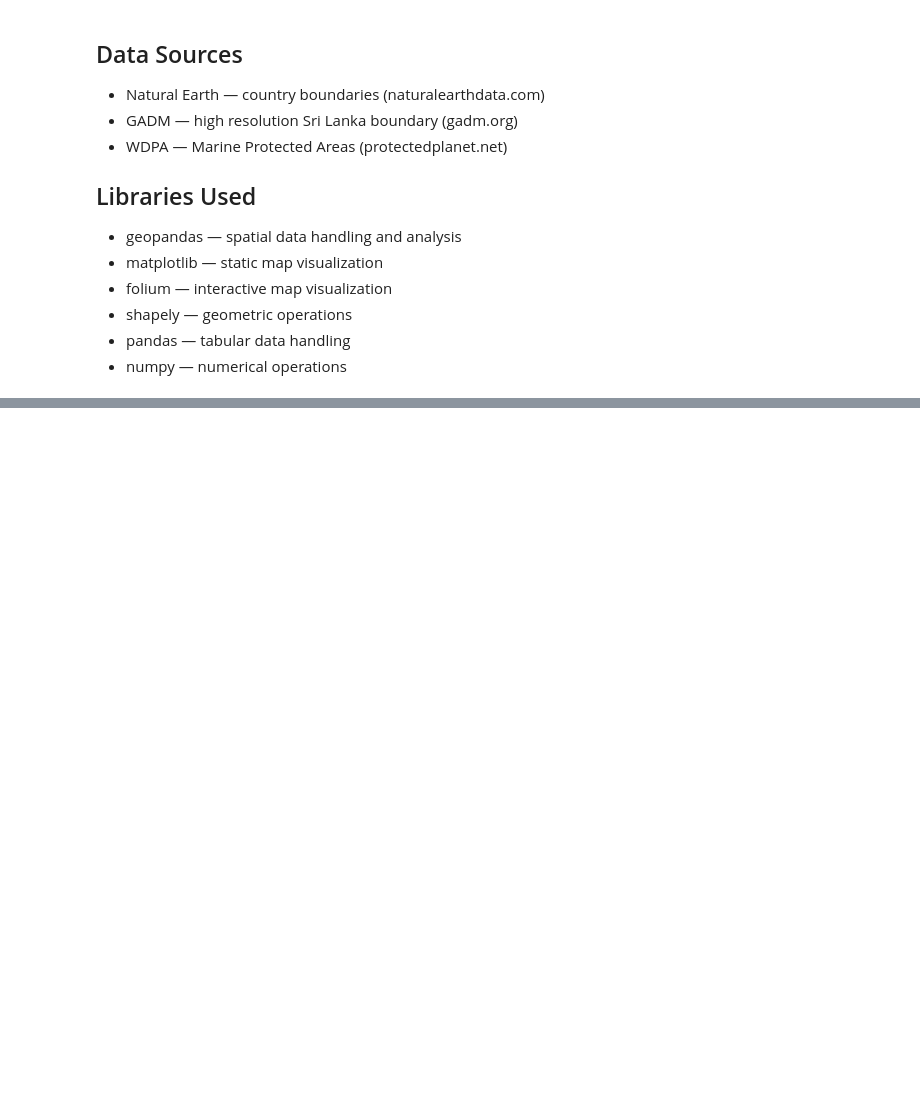
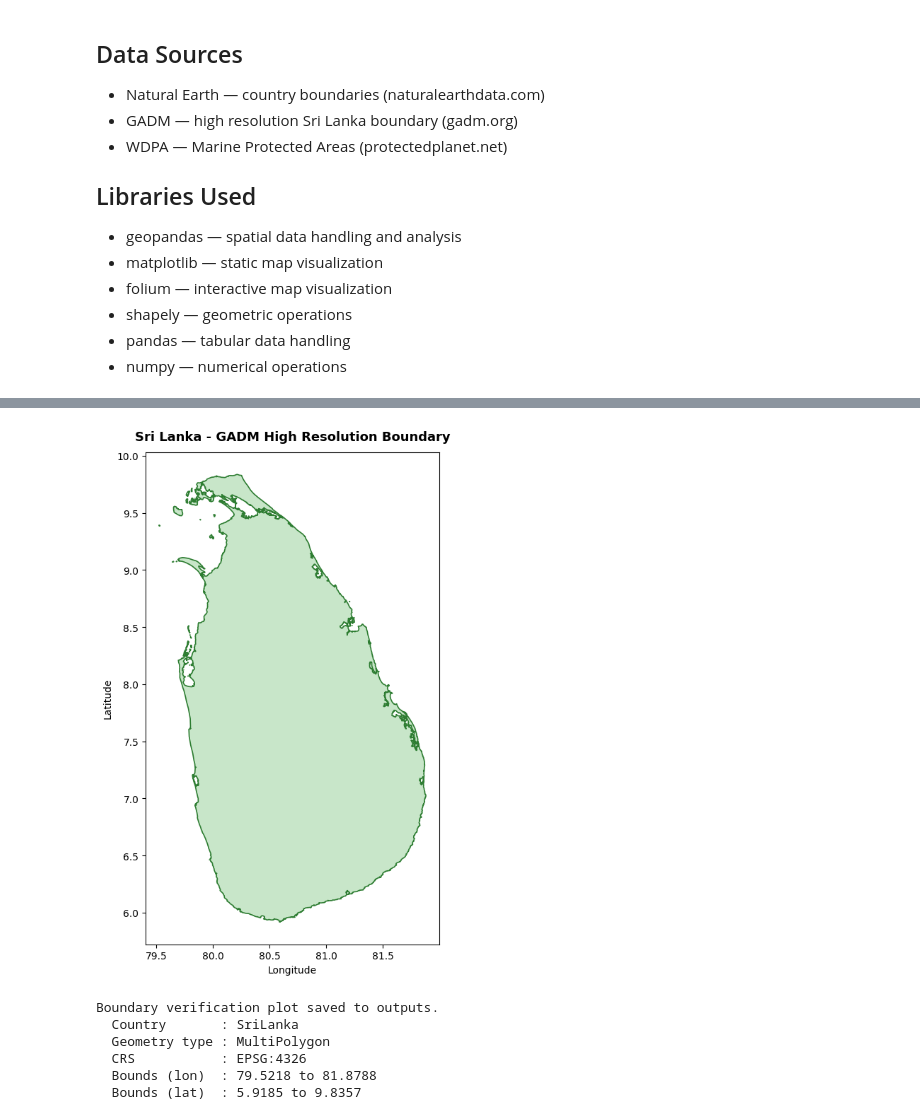
Before and after one commit to Digeeshag/MPA-Analyzer, a Jupyter notebook: MPA_Analyzer.ipynb, the cells around one changed output, grey strips where cells are left out. Cells and saved outputs as stored; diff of their text form; code cells hidden in the pictures; blank space fills up the shorter version.

Commit message:
Sri Lanka boundary loaded from GADM

```diff
--- a/MPA_Analyzer.ipynb
+++ b/MPA_Analyzer.ipynb
@@ -79,0 +87,72 @@ Output directories created
+# %%
+
+# Input: GADM GeoJSON URL for Sri Lanka (Level 0)
+# Output: sri_lanka (GeoDataFrame) - single polygon of Sri Lanka
+
+# GADM naming convention: gadm41_LKA_0.json
+#   gadm41  - GADM version 4.1
+#   LKA     - ISO 3166-1 alpha-3 country code for Sri Lanka
+#   0       - Administrative level (0 = national boundary)
+
+
+# Load Sri Lanka boundary from GADM
+# gpd.read_file() can read directly from a URL - no manual download needed
+url_gadm = "https://geodata.ucdavis.edu/gadm/gadm4.1/json/gadm41_LKA_0.json"
+sri_lanka = gpd.read_file(url_gadm)
+
+print("Raw data loaded successfully.")
+print(f"Shape     : {sri_lanka.shape}")
+print(f"CRS       : {sri_lanka.crs}")
+print(f"Columns   : {sri_lanka.columns.tolist()}")
+
+
+# Inspect the geometry
+# geom_type tells if Sri Lanka is a Polygon or MultiPolygon
+print(f"\nGeometry type : {sri_lanka.geom_type.values}")
+print(f"Total bounds  : {sri_lanka.total_bounds}")
+# total_bounds returns (minLon, minLat, maxLon, maxLat)
+# this is the bounding box that wraps around the entire country
+
+
+# Keep only essential columns
+# GADM comes with many metadata columns we do not need
+# geometry must always be kept - it contains the shape data
+sri_lanka = sri_lanka[['COUNTRY', 'geometry']]
+print(f"\nCleaned columns : {sri_lanka.columns.tolist()}")
+
+
+# Verify the boundary looks correct
+# A quick plot confirms the shape loaded correctly before we proceed
+fig, ax = plt.subplots(figsize=(6, 8))
+
+sri_lanka.plot(
+    ax=ax,
+    color='#c8e6c9',      # light green fill
+    edgecolor='#2e7d32',  # dark green border
+    linewidth=1.2
+)
+
+ax.set_title(
+    'Sri Lanka - GADM High Resolution Boundary',
+    fontsize=13,
+    fontweight='bold',
+    pad=12
+)
+ax.set_xlabel('Longitude', fontsize=10)
+ax.set_ylabel('Latitude', fontsize=10)
+
+plt.tight_layout()
+
+# Save the verification plot to outputs folder
+plt.savefig('outputs/01_sri_lanka_boundary.png', dpi=150, bbox_inches='tight')
+plt.show()
+
+print("\nBoundary verification plot saved to outputs.")
+
+
+print(f"  Country       : {sri_lanka['COUNTRY'].values[0]}")
+print(f"  Geometry type : {sri_lanka.geom_type.values[0]}")
+print(f"  CRS           : {sri_lanka.crs}")
+print(f"  Bounds (lon)  : {sri_lanka.total_bounds[0]:.4f} to {sri_lanka.total_bounds[2]:.4f}")
+print(f"  Bounds (lat)  : {sri_lanka.total_bounds[1]:.4f} to {sri_lanka.total_bounds[3]:.4f}")
+# %% [output]
@@ -79,0 +168,7 @@ Output directories created
+[figure, added]
+Boundary verification plot saved to outputs.
+  Country       : SriLanka
+  Geometry type : MultiPolygon
+  CRS           : EPSG:4326
+  Bounds (lon)  : 79.5218 to 81.8788
+  Bounds (lat)  : 5.9185 to 9.8357
```
Also changed, not shown: parts of 4 cells of this notebook.
